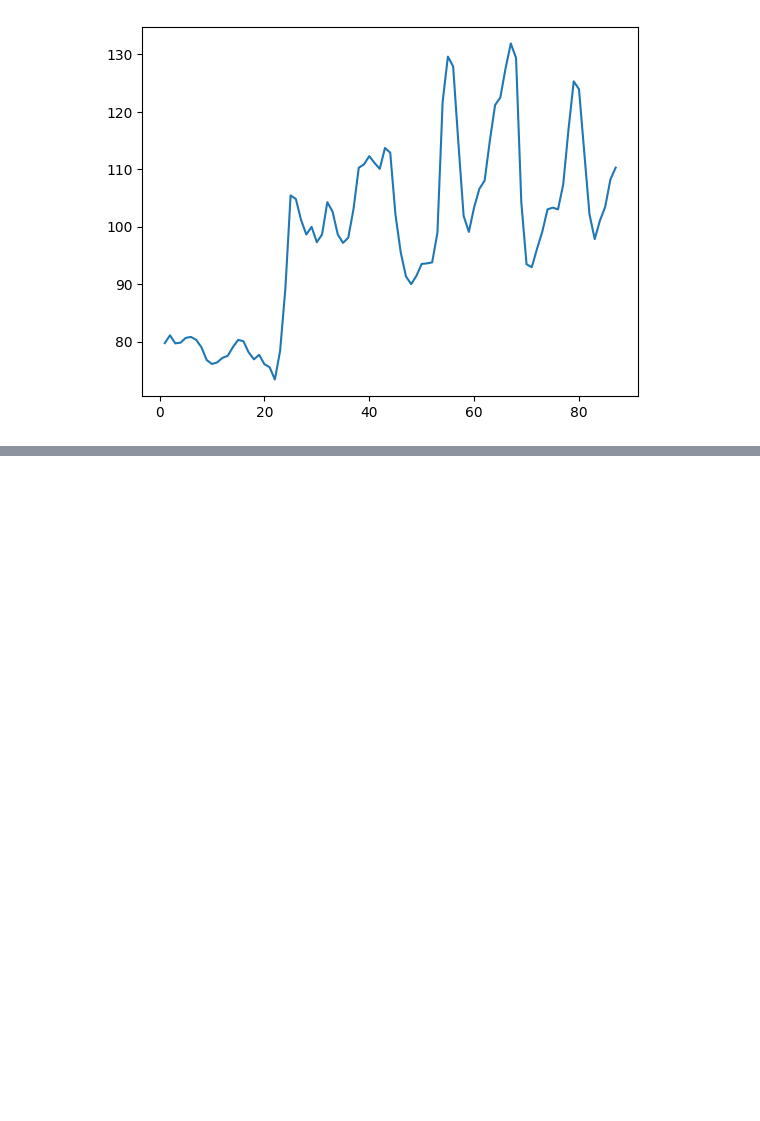
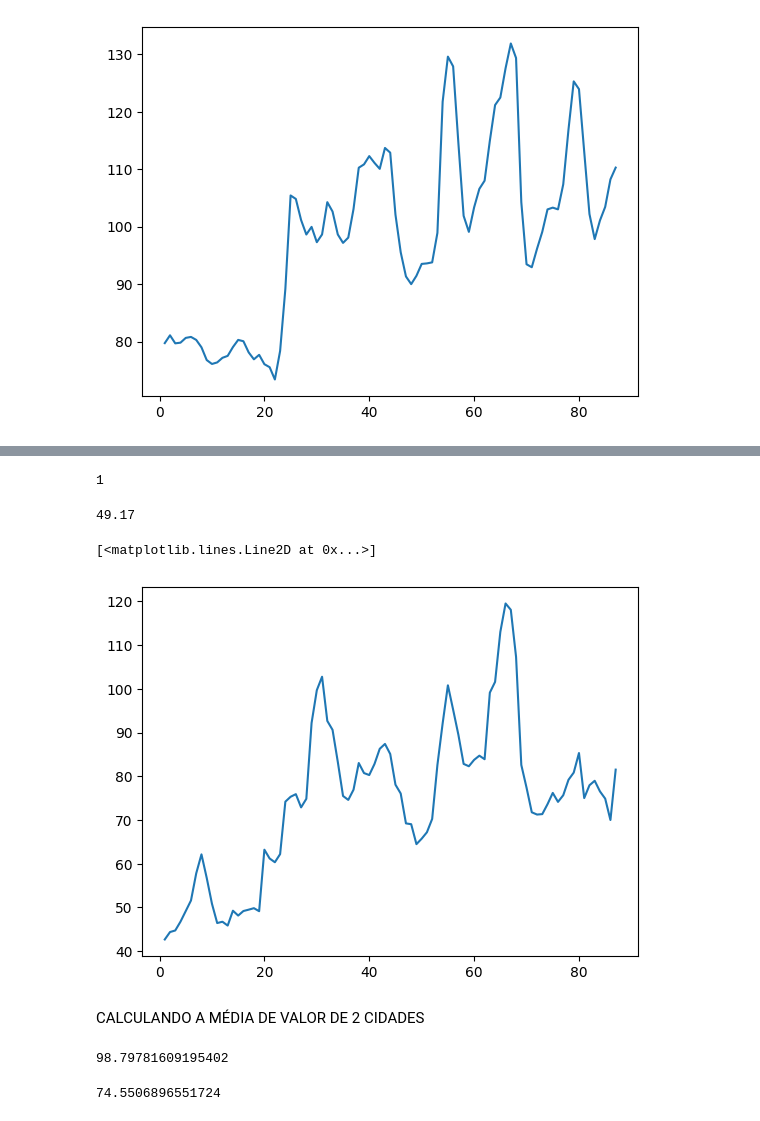
Before and after one commit to matdelgado/Data-Sciense, a Jupyter notebook: NUMPY/apples.ipynb, the cells around one changed output, grey strips where cells are left out. Drawn from its saved outputs; the diff is of its cells as text; code cells hidden in the pictures; blank space fills up the shorter version.

```diff
--- a/NUMPY/apples.ipynb
+++ b/NUMPY/apples.ipynb
@@ -75,0 +107,25 @@ ValueError: x and y must have same first dimension, but have shapes (11,) and (1
+# %%
+sum(np.isnan(Kalliningrad)) #Descobrindo quantos Nan temos
+# %% [output]
+1
+# %%
+(Kalliningrad[3] + Kalliningrad[5]) / 2 #calculando a média dos valores antes e depois do Nan
+# %% [output]
+49.17
+# %%
+Kalliningrad[4] = np.mean([Kalliningrad[3], Kalliningrad[5]]) #substituindo o Nan pela média dos valores antes e depois
+# %%
+plt.plot(datas, Kalliningrad) #plotando o gráfico novamente
+# %% [output]
+[<matplotlib.lines.Line2D at 0x...>]
+[figure, added]
+# %% [markdown]
+CALCULANDO A MÉDIA DE VALOR DE 2 CIDADES
+# %%
+np.mean(Moscow)
+# %% [output]
+98.79781609195402
+# %%
+np.mean(Kalliningrad)
+# %% [output]
+74.5506896551724
```
Also changed, not shown: parts of 16 cells of this notebook.
